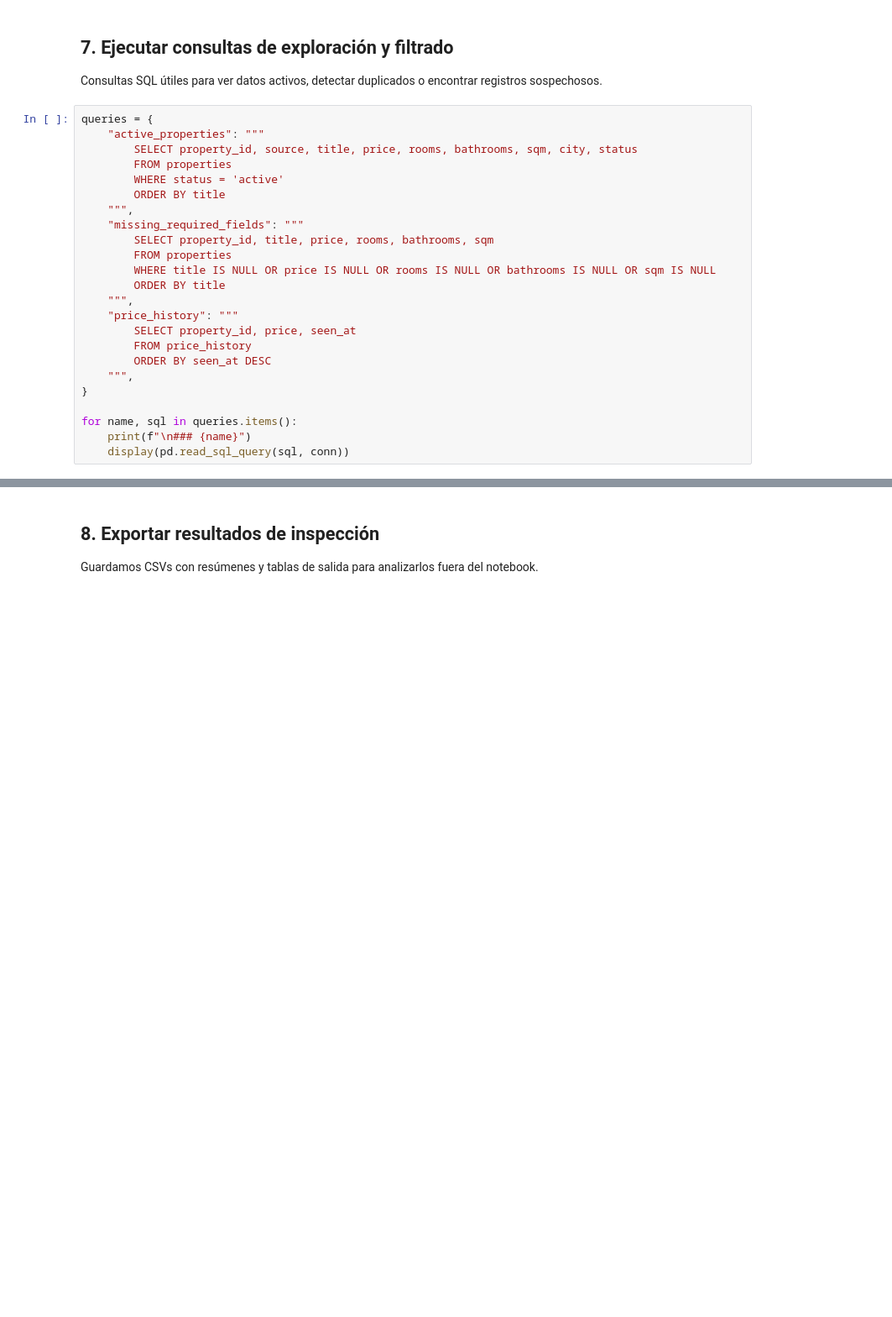
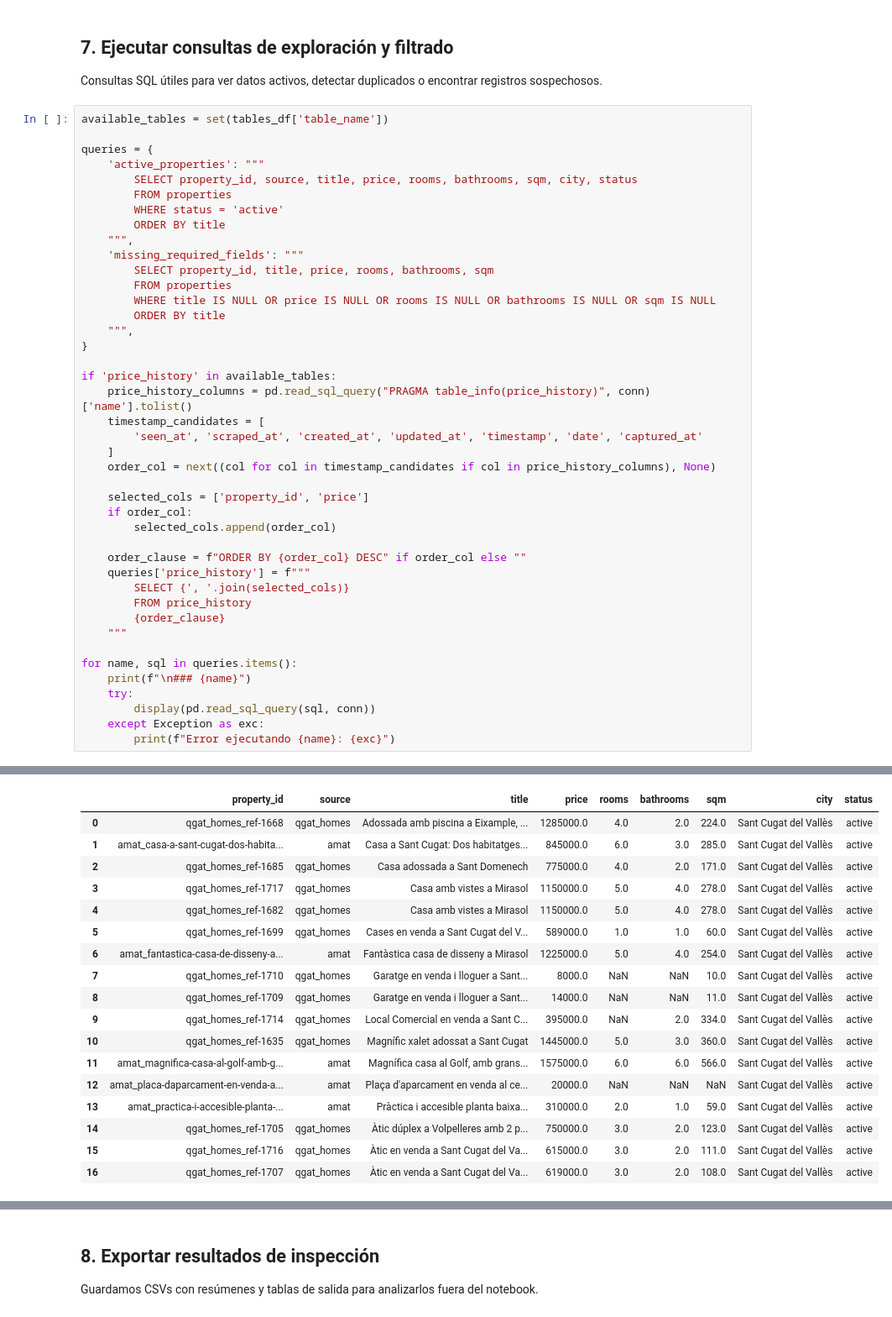
Before and after one commit to amolero6/Immo_scraper, a Jupyter notebook: inspect_smoke_local_scraper_db.ipynb, the cells around one changed output, grey strips where cells are left out. Shown at 84% size. Drawn from its saved outputs; the diff is of its cells as text; blank space fills up the shorter version.

```diff
--- a/inspect_smoke_local_scraper_db.ipynb
+++ b/inspect_smoke_local_scraper_db.ipynb
@@ -184,26 +263,45 @@ display(properties_df.describe(include="all"))
 
 Consultas SQL útiles para ver datos activos, detectar duplicados o encontrar registros sospechosos.
 # %%
+available_tables = set(tables_df['table_name'])
+
 queries = {
-    "active_properties": """
+    'active_properties': """
         SELECT property_id, source, title, price, rooms, bathrooms, sqm, city, status
         FROM properties
         WHERE status = 'active'
         ORDER BY title
     """,
-    "missing_required_fields": """
+    'missing_required_fields': """
         SELECT property_id, title, price, rooms, bathrooms, sqm
         FROM properties
         WHERE title IS NULL OR price IS NULL OR rooms IS NULL OR bathrooms IS NULL OR sqm IS NULL
         ORDER BY title
     """,
-    "price_history": """
-        SELECT property_id, price, seen_at
+}
+
+if 'price_history' in available_tables:
+    price_history_columns = pd.read_sql_query("PRAGMA table_info(price_history)", conn)['name'].tolist()
+    timestamp_candidates = [
+        'seen_at', 'scraped_at', 'created_at', 'updated_at', 'timestamp', 'date', 'captured_at'
+    ]
+    order_col = next((col for col in timestamp_candidates if col in price_history_columns), None)
+
+    selected_cols = ['property_id', 'price']
+    if order_col:
+        selected_cols.append(order_col)
+
+    order_clause = f"ORDER BY {order_col} DESC" if order_col else ""
+    queries['price_history'] = f"""
+        SELECT {', '.join(selected_cols)}
         FROM price_history
-        ORDER BY seen_at DESC
-    """,
-}
+        {order_clause}
+    """
 
 for name, sql in queries.items():
     print(f"\n### {name}")
-    display(pd.read_sql_query(sql, conn))
+    try:
+        display(pd.read_sql_query(sql, conn))
+    except Exception as exc:
+        print(f"Error ejecutando {name}: {exc}")
+# %% [output]
@@ -209,0 +309,18 @@ for name, sql in queries.items():
+|  | property_id | source | title | price | rooms | bathrooms | sqm | city | status |
+| 0 | qgat_homes_ref-1668 | qgat_homes | Adossada amb piscina a Eixample, ... | 1285000.0 | 4.0 | 2.0 | 224.0 | Sant Cugat del Vallès | active |
+| 1 | amat_casa-a-sant-cugat-dos-habita... | amat | Casa a Sant Cugat: Dos habitatges... | 845000.0 | 6.0 | 3.0 | 285.0 | Sant Cugat del Vallès | active |
+| 2 | qgat_homes_ref-1685 | qgat_homes | Casa adossada a Sant Domenech | 775000.0 | 4.0 | 2.0 | 171.0 | Sant Cugat del Vallès | active |
+| 3 | qgat_homes_ref-1717 | qgat_homes | Casa amb vistes a Mirasol | 1150000.0 | 5.0 | 4.0 | 278.0 | Sant Cugat del Vallès | active |
+| 4 | qgat_homes_ref-1682 | qgat_homes | Casa amb vistes a Mirasol | 1150000.0 | 5.0 | 4.0 | 278.0 | Sant Cugat del Vallès | active |
+| 5 | qgat_homes_ref-1699 | qgat_homes | Cases en venda a Sant Cugat del V... | 589000.0 | 1.0 | 1.0 | 60.0 | Sant Cugat del Vallès | active |
+| 6 | amat_fantastica-casa-de-disseny-a... | amat | Fantàstica casa de disseny a Mirasol | 1225000.0 | 5.0 | 4.0 | 254.0 | Sant Cugat del Vallès | active |
+| 7 | qgat_homes_ref-1710 | qgat_homes | Garatge en venda i lloguer a Sant... | 8000.0 | NaN | NaN | 10.0 | Sant Cugat del Vallès | active |
+| 8 | qgat_homes_ref-1709 | qgat_homes | Garatge en venda i lloguer a Sant... | 14000.0 | NaN | NaN | 11.0 | Sant Cugat del Vallès | active |
+| 9 | qgat_homes_ref-1714 | qgat_homes | Local Comercial en venda a Sant C... | 395000.0 | NaN | 2.0 | 334.0 | Sant Cugat del Vallès | active |
+| 10 | qgat_homes_ref-1635 | qgat_homes | Magnífic xalet adossat a Sant Cugat | 1445000.0 | 5.0 | 3.0 | 360.0 | Sant Cugat del Vallès | active |
+| 11 | amat_magnifica-casa-al-golf-amb-g... | amat | Magnífica casa al Golf, amb grans... | 1575000.0 | 6.0 | 6.0 | 566.0 | Sant Cugat del Vallès | active |
+| 12 | amat_placa-daparcament-en-venda-a... | amat | Plaça d'aparcament en venda al ce... | 20000.0 | NaN | NaN | NaN | Sant Cugat del Vallès | active |
+| 13 | amat_practica-i-accesible-planta-... | amat | Pràctica i accesible planta baixa... | 310000.0 | 2.0 | 1.0 | 59.0 | Sant Cugat del Vallès | active |
+| 14 | qgat_homes_ref-1705 | qgat_homes | Àtic dúplex a Volpelleres amb 2 p... | 750000.0 | 3.0 | 2.0 | 123.0 | Sant Cugat del Vallès | active |
+| 15 | qgat_homes_ref-1716 | qgat_homes | Àtic en venda a Sant Cugat del Va... | 615000.0 | 3.0 | 2.0 | 111.0 | Sant Cugat del Vallès | active |
+| 16 | qgat_homes_ref-1707 | qgat_homes | Àtic en venda a Sant Cugat del Va... | 619000.0 | 3.0 | 2.0 | 108.0 | Sant Cugat del Vallès | active |
```
Also changed, not shown: parts of 10 cells of this notebook, 9 other files.
